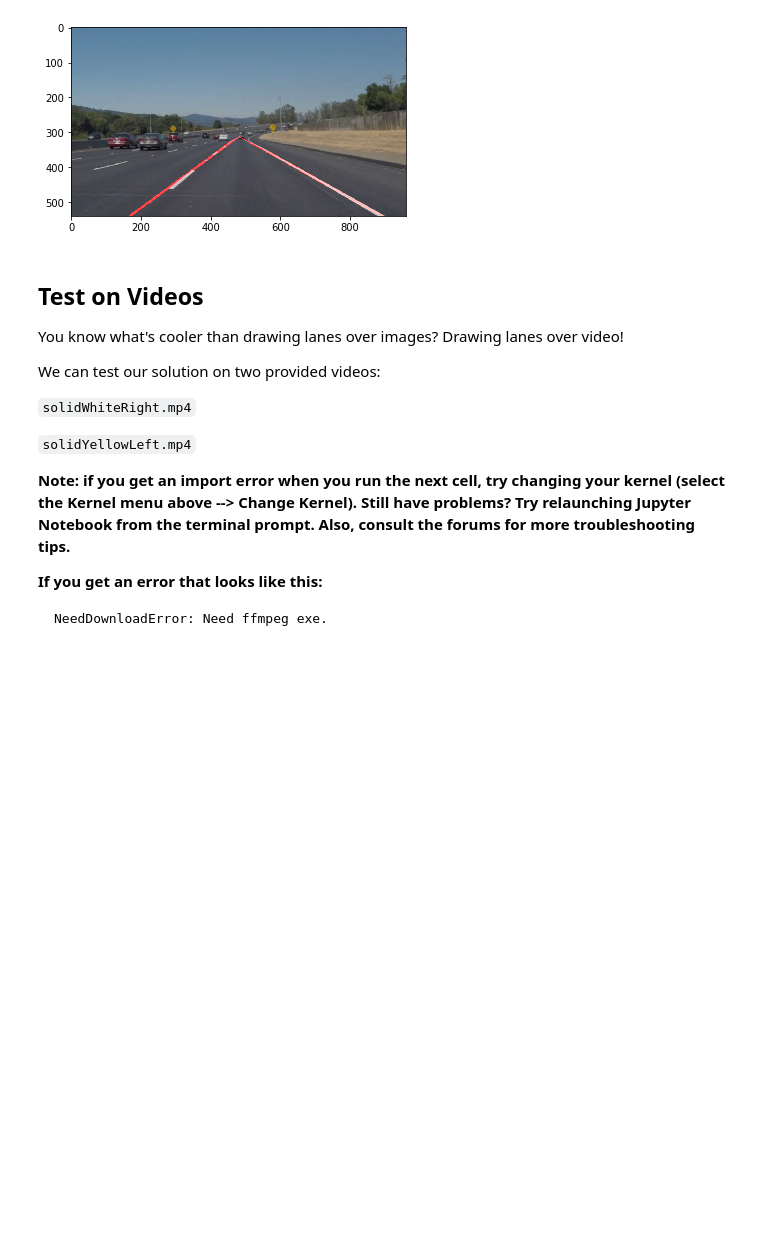
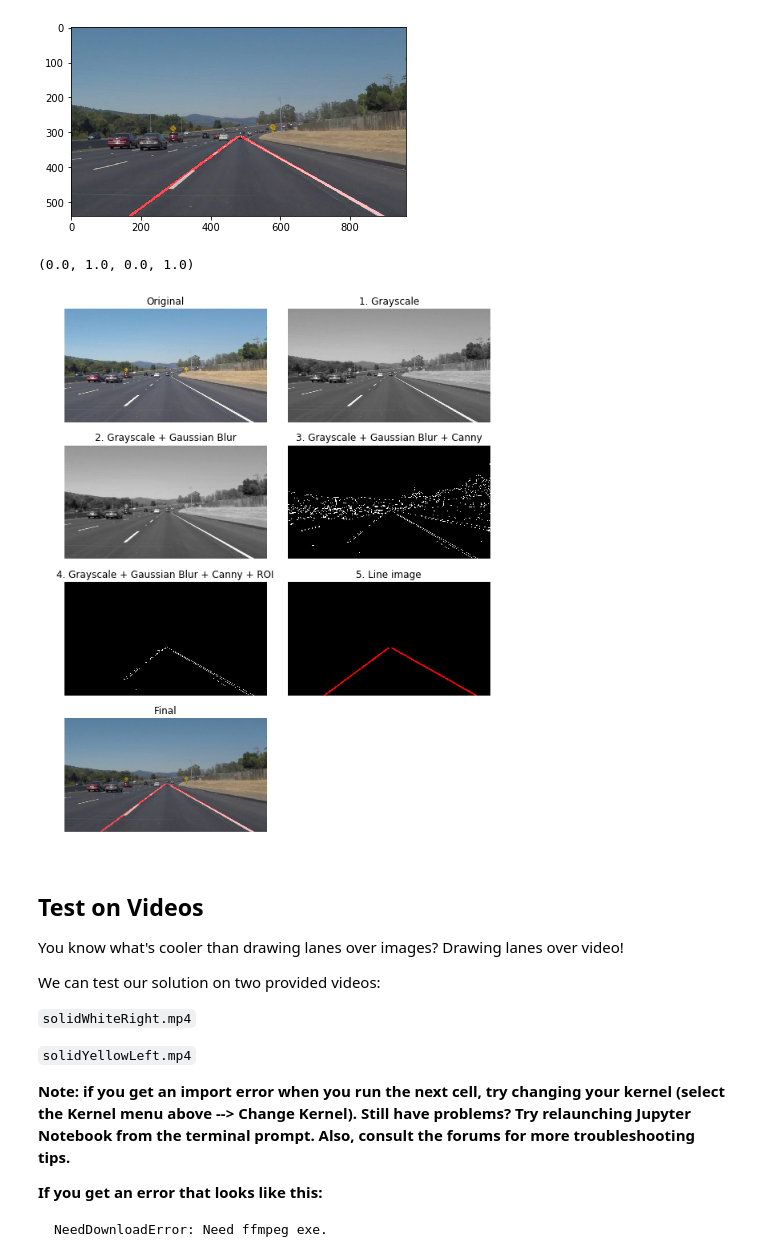
Before and after one commit to hafizur-rahman/CarND-LaneLines-P1, a Jupyter notebook: P1.ipynb, the cells around one changed output. Cells and saved outputs as stored; diff of their text form; code cells hidden in the pictures; blank space fills up the shorter version.

```diff
--- a/P1.ipynb
+++ b/P1.ipynb
@@ -306,5 +290,50 @@ show_image(laneFinder.pipeline(test_images[4]))
 # %% [output]
 [figure]
+# %%
+# show image of 10 random data points
+fig, axes = plt.subplots(4,2, figsize=(10, 12))
+fig.subplots_adjust(hspace = .2, wspace=.001)
+axes = axes.ravel()
+
+original_image = test_images[4]
+axes[0].axis("off")
+axes[0].imshow(original_image)
+axes[0].set_title("Original")
+
+image = grayscale(original_image)
+axes[1].axis("off")
+axes[1].imshow(image, cmap="gray")
+axes[1].set_title("1. Grayscale")
+
+image = gaussian_blur(image, 5)
+axes[2].axis("off")
+axes[2].imshow(image, cmap="gray")
+axes[2].set_title("2. Grayscale + Gaussian Blur")
+
+image = detectEdges(image, 50, 50)
+axes[3].axis("off")
+axes[3].imshow(image, cmap="gray")
+axes[3].set_title("3. Grayscale + Gaussian Blur + Canny")
+
+image = filterEdges(image)
+axes[4].axis("off")
+axes[4].imshow(image, cmap="gray")
+axes[4].set_title("4. Grayscale + Gaussian Blur + Canny + ROI")
+
+lines_smoothed = detectAndDrawLanes(image)
+axes[5].axis("off")
+axes[5].imshow(lines_smoothed)
+axes[5].set_title("5. Line image")
+
+final = weighted_img(lines_smoothed, original_image)
+axes[6].axis("off")
+axes[6].imshow(final)
+axes[6].set_title("Final")
+
+axes[7].axis("off")
+# %% [output]
+(0.0, 1.0, 0.0, 1.0)
+[figure, added]
 # %% [markdown]
 ## Test on Videos
 
```
Also changed, not shown: parts of 5 cells of this notebook, 3 other files.
